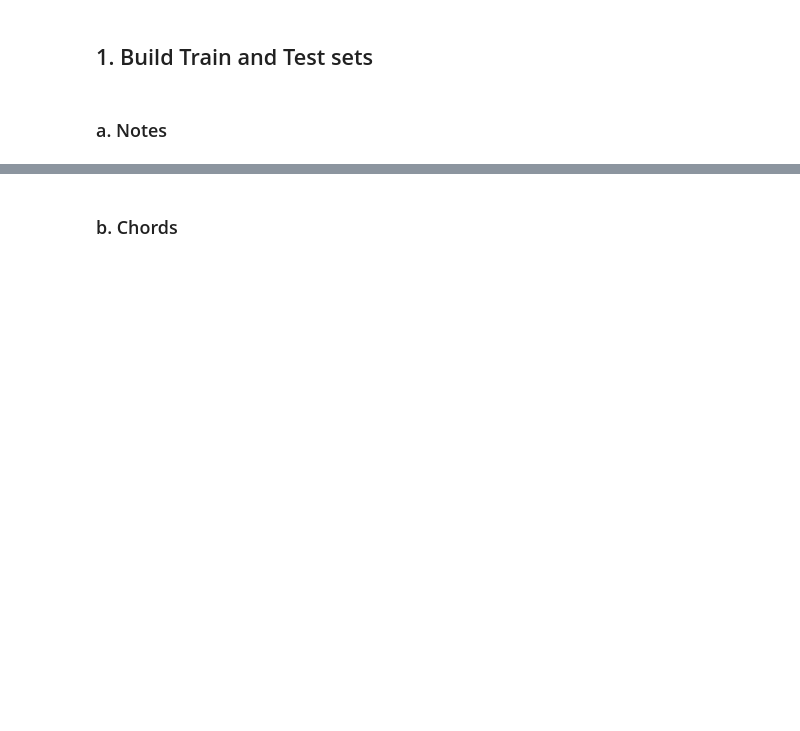
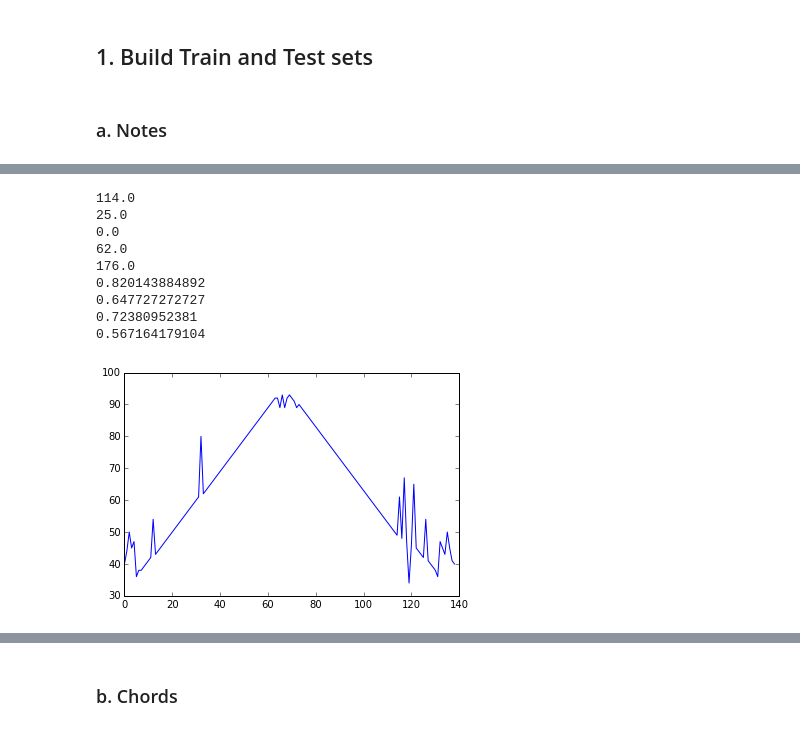
Before and after one commit to MickyDowns/deep-keras-music-net, a Jupyter notebook: music_study_aid.ipynb, the cells around one changed output, grey strips where cells are left out. Cells and saved outputs as stored; diff of their text form; code cells hidden in the pictures; blank space fills up the shorter version.

```diff
--- a/music_study_aid.ipynb
+++ b/music_study_aid.ipynb
@@ -216,0 +235,37 @@ for i in range(len(seq)): format_xy("note", seq[i], i, folds[i])
+# %%
+'''
+for a full 176 (i.e., 2*88) incrementing then decrementing piano scale, PT achieves 63% tpr (82% precision,
+65% recall, 72% f1, 57% accuracy). for pitches between 36 and 93: tpr 96%'''
+
+tmp = ! PianoTranscriptor single 'data/maps/AkPnBcht/ISOL/CH/MAPS_ISOL_CH0.1_F_AkPnBcht.wav'
+detections = mad.features.notes.load_notes(tmp)
+annotations = mad.utils.midi.process_notes('data/maps/AkPnBcht/ISOL/CH/MAPS_ISOL_CH0.1_F_AkPnBcht.mid')
+
+# p129: Evaluation class for measuring Precision, Recall and F-measure of notes.
+eval_obj = mad.evaluation.notes.NoteEvaluation(detections, annotations, window=0.025, delay=0)
+
+# p130 Class for averaging note evaluations.
+eval_mean = mad.evaluation.notes.NoteMeanEvaluation(eval_obj, name=None)
+
+plt.plot(detections[:,1])
+
+print(eval_mean.num_tp)
+print(eval_mean.num_fp)
+print(eval_mean.num_tn)
+print(eval_mean.num_fn)
+print(eval_mean.num_annotations)
+print(eval_mean.precision)
+print(eval_mean.recall)
+print(eval_mean.fmeasure)
+print(eval_mean.accuracy)
+# %% [output]
+114.0
+25.0
+0.0
+62.0
+176.0
+0.820143884892
+0.647727272727
+0.72380952381
+0.567164179104
+[figure, added]
```
Also changed, not shown: parts of 38 cells of this notebook, 5 other files.
